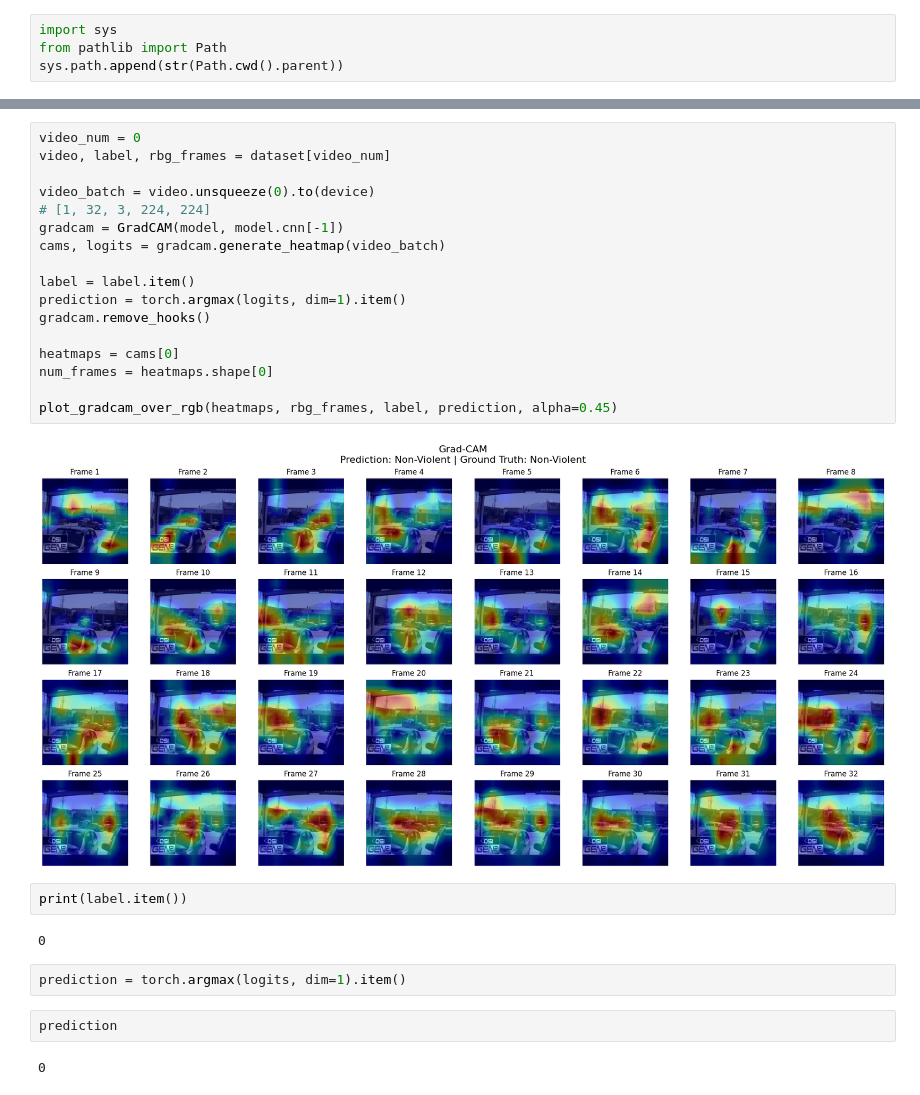
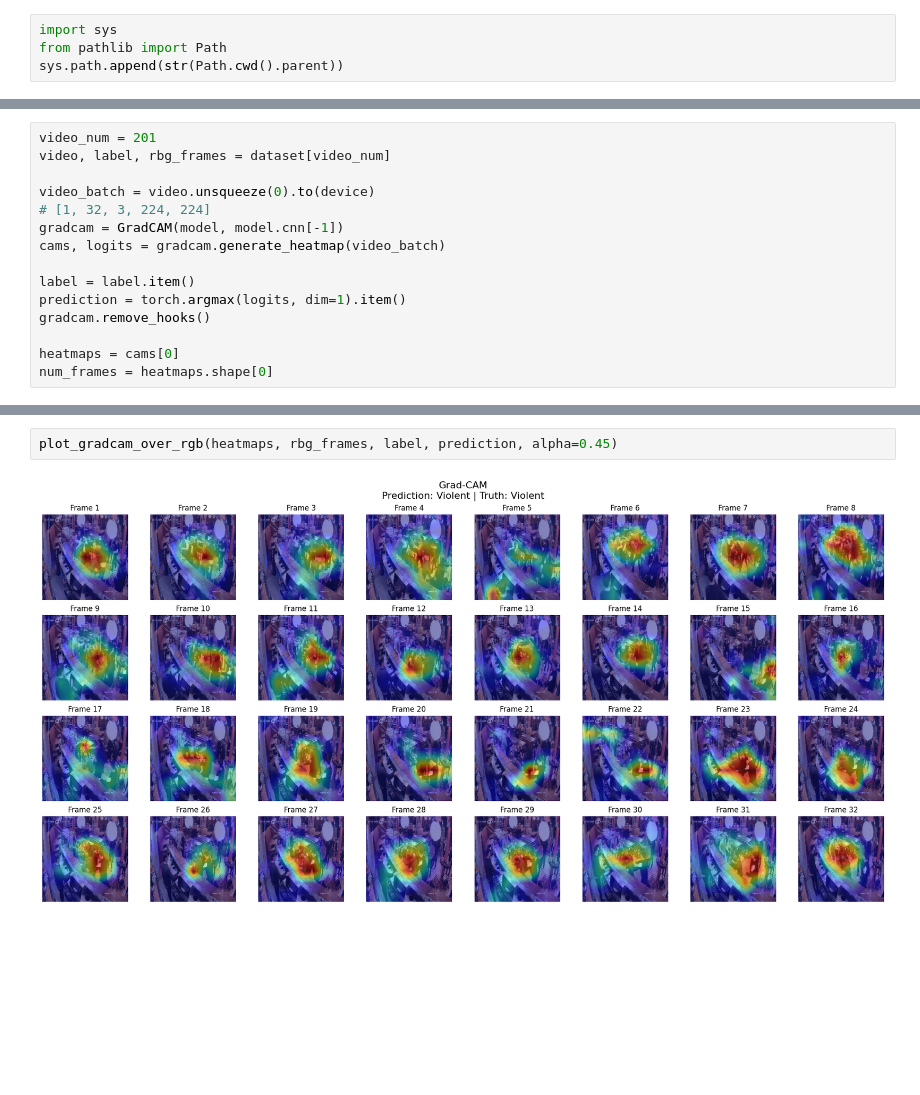
Before and after one commit to maxim-pre/violence-detection-dissertation, a Jupyter notebook: notebooks/07-gradcam.ipynb, the cells around one changed output, grey strips where cells are left out. Cells and saved outputs as stored; diff of their text form; blank space fills up the shorter version.

```diff
--- a/notebooks/07-gradcam.ipynb
+++ b/notebooks/07-gradcam.ipynb
@@ -52,0 +53,15 @@ Using cuda:2 with 20.37 GB free
+# %%
+video_num = 201
+video, label, rbg_frames = dataset[video_num]
+
+video_batch = video.unsqueeze(0).to(device)
+# [1, 32, 3, 224, 224]
+gradcam = GradCAM(model, model.cnn[-1])
+cams, logits = gradcam.generate_heatmap(video_batch)
+
+label = label.item()
+prediction = torch.argmax(logits, dim=1).item()
+gradcam.remove_hooks()
+
+heatmaps = cams[0]
+num_frames = heatmaps.shape[0]
@@ -53,29 +73,4 @@ Using cuda:2 with 20.37 GB free
 # %%
-video_num = 0
-video, label, rbg_frames = dataset[video_num]
-
-video_batch = video.unsqueeze(0).to(device)
-# [1, 32, 3, 224, 224]
-gradcam = GradCAM(model, model.cnn[-1])
-cams, logits = gradcam.generate_heatmap(video_batch)
-
-label = label.item()
-prediction = torch.argmax(logits, dim=1).item()
-gradcam.remove_hooks()
-
-heatmaps = cams[0]
-num_frames = heatmaps.shape[0]
-
 plot_gradcam_over_rgb(heatmaps, rbg_frames, label, prediction, alpha=0.45)
 # %% [output]
-[figure, old version]
+[figure, new version]
-# %%
-print(label.item())
-# %% [output]
-0
-# %%
-prediction = torch.argmax(logits, dim=1).item()
-# %%
-prediction
-# %% [output]
-0
```
Also changed, not shown: parts of 2 cells of this notebook, 8 other files.
